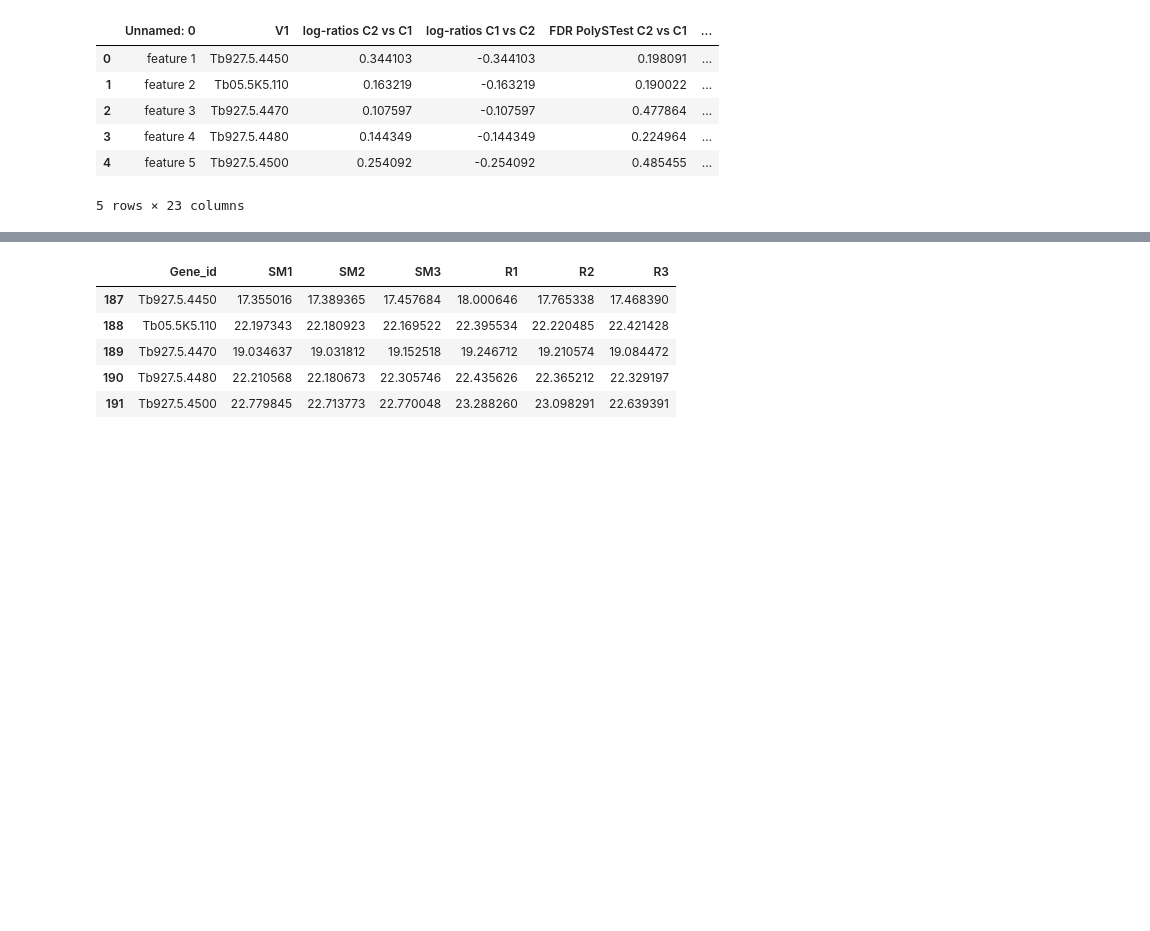
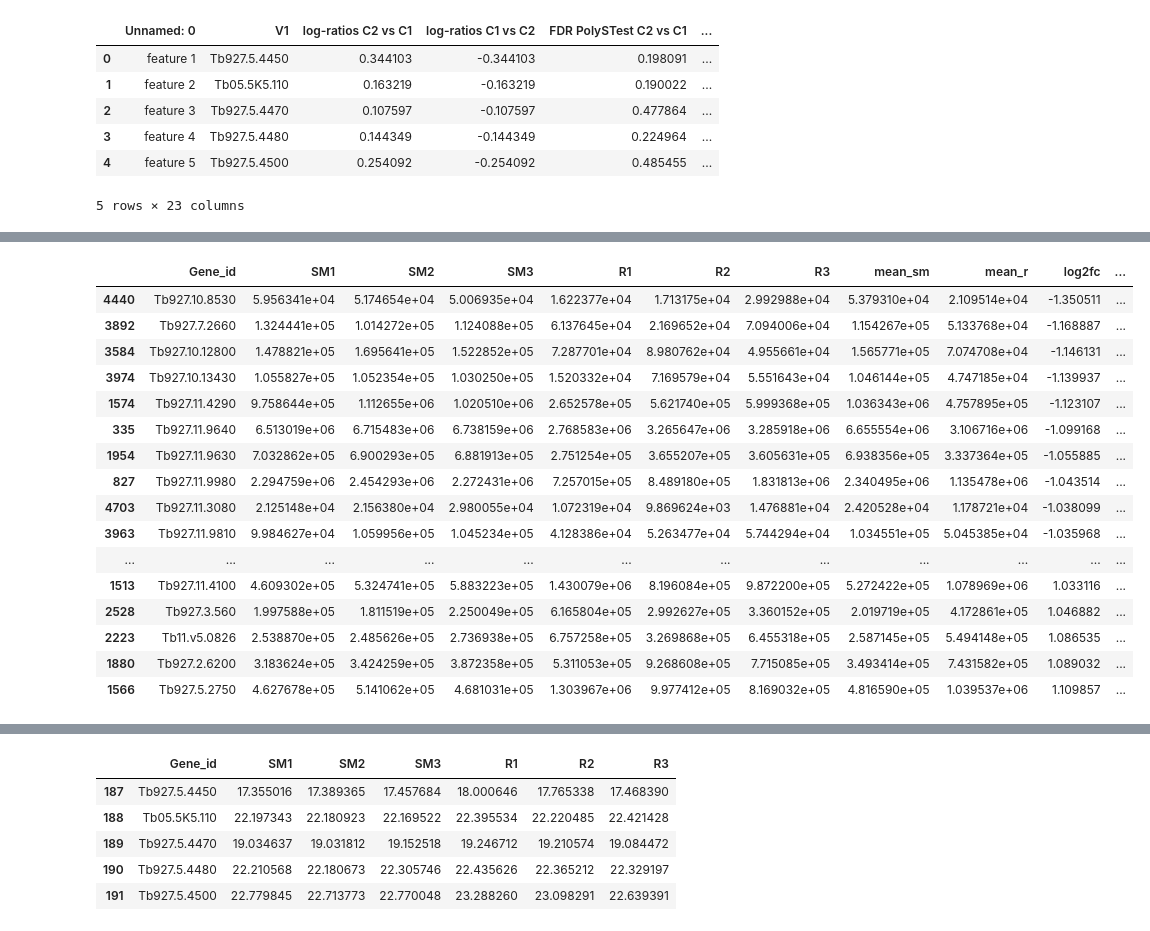
Before and after one commit to mtinti/lucia_tmt_compound_x_data, a Jupyter notebook: analysis_def.ipynb, the cells around one changed output, grey strips where cells are left out. Saved outputs shown, nothing was run; the diff lists cells and outputs as text; code cells hidden in the pictures; blank space fills up the shorter version.

```diff
--- a/analysis_def.ipynb
+++ b/analysis_def.ipynb
@@ -251,3 +357,23 @@ temp.to_csv('Lucia_new.csv')
 
 
 #final_selection['color'] = color
+# %%
+temp_selection.sort_values('log2fc')
+# %% [output]
+|  | Gene_id | SM1 | SM2 | SM3 | R1 | R2 | R3 | mean_sm | mean_r | log2fc | ... |
+| 4440 | Tb927.10.8530 | 5.956341e+04 | 5.174654e+04 | 5.006935e+04 | 1.622377e+04 | 1.713175e+04 | 2.992988e+04 | 5.379310e+04 | 2.109514e+04 | -1.350511 | ... |
+| 3892 | Tb927.7.2660 | 1.324441e+05 | 1.014272e+05 | 1.124088e+05 | 6.137645e+04 | 2.169652e+04 | 7.094006e+04 | 1.154267e+05 | 5.133768e+04 | -1.168887 | ... |
+| 3584 | Tb927.10.12800 | 1.478821e+05 | 1.695641e+05 | 1.522852e+05 | 7.287701e+04 | 8.980762e+04 | 4.955661e+04 | 1.565771e+05 | 7.074708e+04 | -1.146131 | ... |
+| 3974 | Tb927.10.13430 | 1.055827e+05 | 1.052354e+05 | 1.030250e+05 | 1.520332e+04 | 7.169579e+04 | 5.551643e+04 | 1.046144e+05 | 4.747185e+04 | -1.139937 | ... |
+| 1574 | Tb927.11.4290 | 9.758644e+05 | 1.112655e+06 | 1.020510e+06 | 2.652578e+05 | 5.621740e+05 | 5.999368e+05 | 1.036343e+06 | 4.757895e+05 | -1.123107 | ... |
+| 335 | Tb927.11.9640 | 6.513019e+06 | 6.715483e+06 | 6.738159e+06 | 2.768583e+06 | 3.265647e+06 | 3.285918e+06 | 6.655554e+06 | 3.106716e+06 | -1.099168 | ... |
+| 1954 | Tb927.11.9630 | 7.032862e+05 | 6.900293e+05 | 6.881913e+05 | 2.751254e+05 | 3.655207e+05 | 3.605631e+05 | 6.938356e+05 | 3.337364e+05 | -1.055885 | ... |
+| 827 | Tb927.11.9980 | 2.294759e+06 | 2.454293e+06 | 2.272431e+06 | 7.257015e+05 | 8.489180e+05 | 1.831813e+06 | 2.340495e+06 | 1.135478e+06 | -1.043514 | ... |
+| 4703 | Tb927.11.3080 | 2.125148e+04 | 2.156380e+04 | 2.980055e+04 | 1.072319e+04 | 9.869624e+03 | 1.476881e+04 | 2.420528e+04 | 1.178721e+04 | -1.038099 | ... |
+| 3963 | Tb927.11.9810 | 9.984627e+04 | 1.059956e+05 | 1.045234e+05 | 4.128386e+04 | 5.263477e+04 | 5.744294e+04 | 1.034551e+05 | 5.045385e+04 | -1.035968 | ... |
+| ... | ... | ... | ... | ... | ... | ... | ... | ... | ... | ... | ... |
+| 1513 | Tb927.11.4100 | 4.609302e+05 | 5.324741e+05 | 5.883223e+05 | 1.430079e+06 | 8.196084e+05 | 9.872200e+05 | 5.272422e+05 | 1.078969e+06 | 1.033116 | ... |
+| 2528 | Tb927.3.560 | 1.997588e+05 | 1.811519e+05 | 2.250049e+05 | 6.165804e+05 | 2.992627e+05 | 3.360152e+05 | 2.019719e+05 | 4.172861e+05 | 1.046882 | ... |
+| 2223 | Tb11.v5.0826 | 2.538870e+05 | 2.485626e+05 | 2.736938e+05 | 6.757258e+05 | 3.269868e+05 | 6.455318e+05 | 2.587145e+05 | 5.494148e+05 | 1.086535 | ... |
+| 1880 | Tb927.2.6200 | 3.183624e+05 | 3.424259e+05 | 3.872358e+05 | 5.311053e+05 | 9.268608e+05 | 7.715085e+05 | 3.493414e+05 | 7.431582e+05 | 1.089032 | ... |
+| 1566 | Tb927.5.2750 | 4.627678e+05 | 5.141062e+05 | 4.681031e+05 | 1.303967e+06 | 9.977412e+05 | 8.169032e+05 | 4.816590e+05 | 1.039537e+06 | 1.109857 | ... |
```
Also changed, not shown: parts of 13 cells of this notebook, 3 other files.
